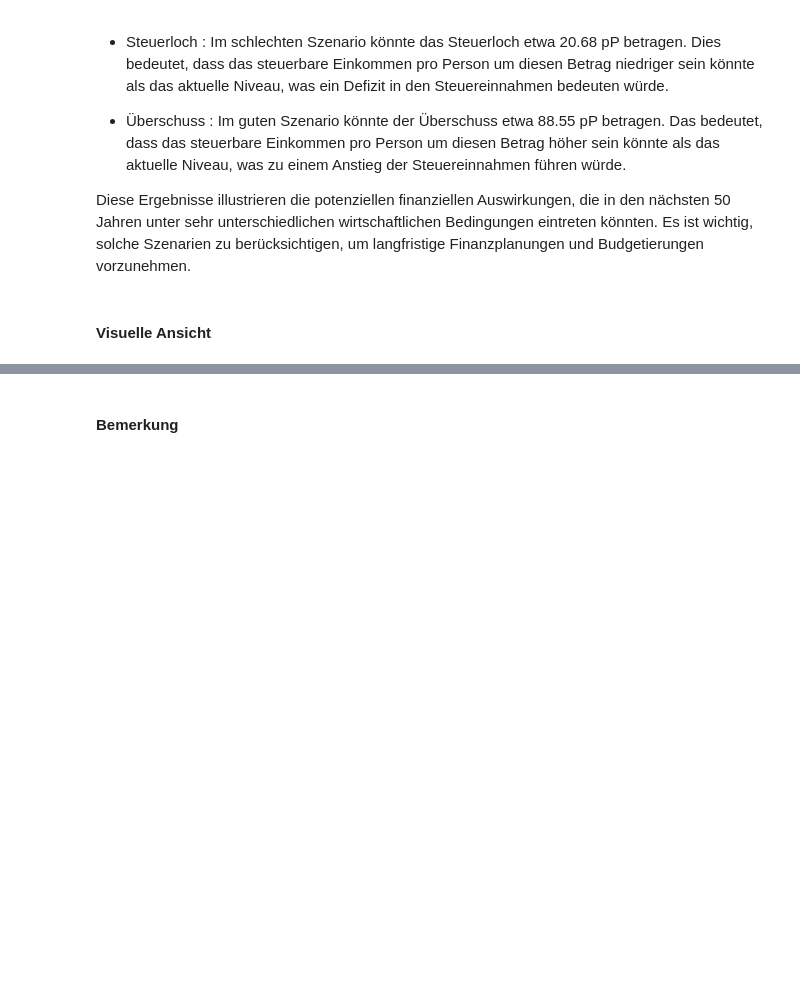
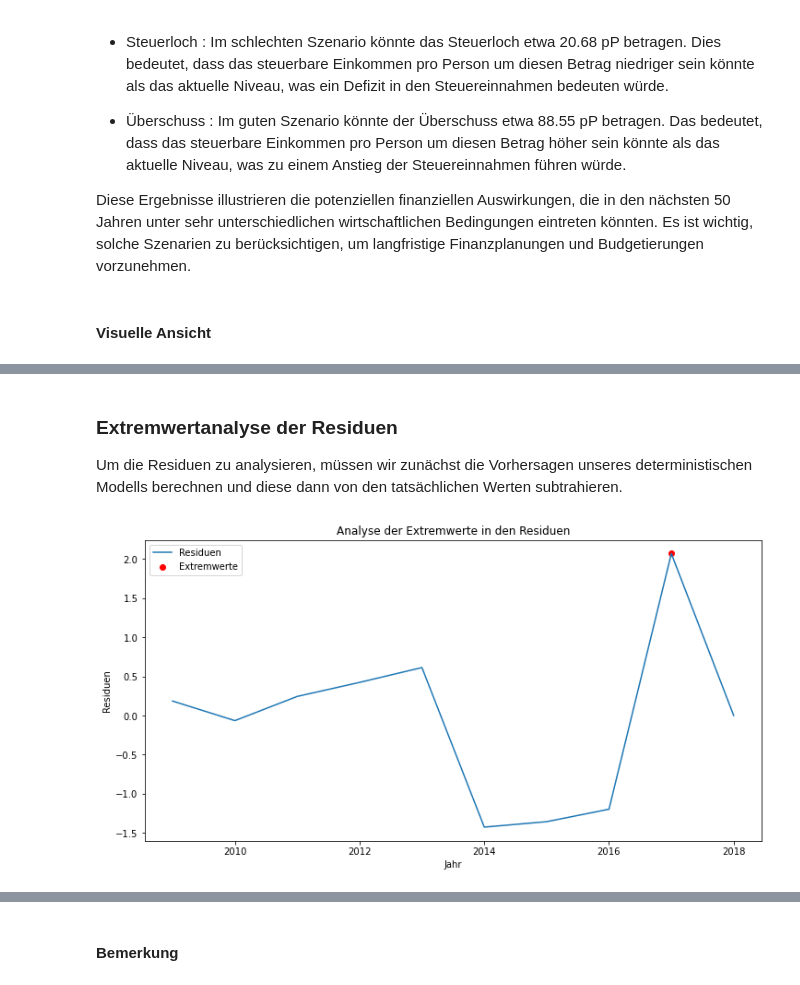
Before and after one commit to alexschillingfhnw/spz-omc, a Jupyter notebook: Notebooks/omc_sonnenberg.ipynb, the cells around one changed output, grey strips where cells are left out. Cells and saved outputs as stored; diff of their text form; code cells hidden in the pictures; blank space fills up the shorter version.

```diff
--- a/Notebooks/omc_sonnenberg.ipynb
+++ b/Notebooks/omc_sonnenberg.ipynb
@@ -1112,3 +1137,23 @@ plt.grid(True, alpha=0.3)
 plt.show()
 # %% [output]
 [figure]
+# %% [markdown]
+### Extremwertanalyse der Residuen
+
+Um die Residuen zu analysieren, müssen wir zunächst die Vorhersagen unseres deterministischen Modells berechnen und diese dann von den tatsächlichen Werten subtrahieren.
+# %%
+df['Jahr'] = pd.to_datetime(df['Jahr']).dt.year
+model_predictions = [calculate_future_value(current_taxable_income, base_growth_rate, year - 2018) for year in df['Jahr']]
+residuals = df['Steuerbares Einkommen pro Person'] - model_predictions
+extreme_residuals = residuals[residuals > np.quantile(residuals, 0.95)]
+
+plt.figure(figsize=(12, 6))
+plt.plot(df['Jahr'], residuals, label='Residuen')
+plt.scatter(df['Jahr'][extreme_residuals.index], extreme_residuals, color='red', label='Extremwerte')
+plt.xlabel('Jahr')
+plt.ylabel('Residuen')
+plt.title('Analyse der Extremwerte in den Residuen')
+plt.legend()
+plt.show()
+# %% [output]
+[figure, added]
```
Also changed, not shown: parts of 28 cells of this notebook, 1 other file.
